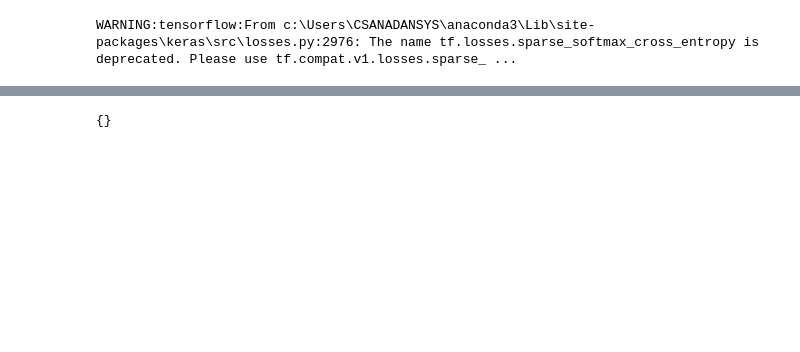
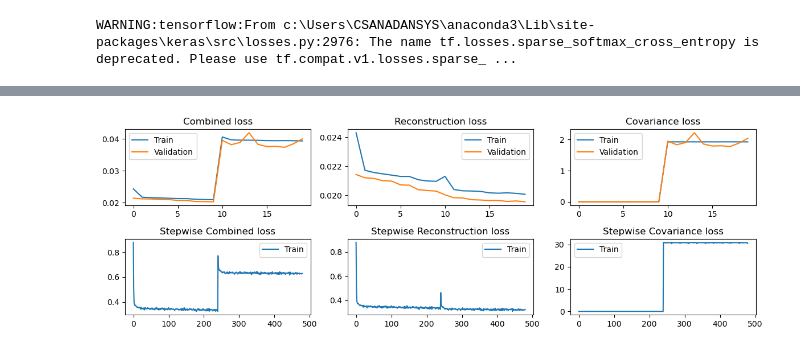
Before and after one commit to skcsanad/crime-analysis, a Jupyter notebook: Notebooks/try_pcaautoencoder.ipynb, the cells around one changed output, grey strips where cells are left out. Drawn from its saved outputs; the diff is of its cells as text; code cells hidden in the pictures; blank space fills up the shorter version.

Commit message:
Added nice plots

```diff
--- a/Notebooks/try_pcaautoencoder.ipynb
+++ b/Notebooks/try_pcaautoencoder.ipynb
@@ -132,4 +132,28 @@ Training with hidden dim: 1
-# %%
-logs
-# %% [output]
-{}
+# %%
+f, ax = plt.subplots(2, 3, figsize=(12, 4))
+ax[0, 0].plot(logs["train_loss"], label="Train")
+ax[0, 0].plot(logs["test_loss"], label="Validation")
+ax[0, 0].set_title("Combined loss")
+ax[0, 0].legend()
+ax[0, 1].plot(logs["train_recon_loss"], label="Train")
+ax[0, 1].plot(logs["test_recon_loss"], label="Validation")
+ax[0, 1].set_title("Reconstruction loss")
+ax[0, 1].legend()
+ax[0, 2].plot(logs["train_cov_loss"], label="Train")
+ax[0, 2].plot(logs["test_cov_loss"], label="Validation")
+ax[0, 2].set_title("Covariance loss")
+ax[0, 2].legend()
+ax[1, 0].plot(logs["stepwise_loss"], label="Train")
+ax[1, 0].set_title("Stepwise Combined loss")
+ax[1, 0].legend()
+ax[1, 1].plot(logs["stepwise_recon_loss"], label="Train")
+ax[1, 1].set_title("Stepwise Reconstruction loss")
+ax[1, 1].legend()
+ax[1, 2].plot(logs["stepwise_cov_loss"], label="Train")
+ax[1, 2].set_title("Stepwise Covariance loss")
+ax[1, 2].legend()
+
+plt.tight_layout()
+plt.show()
+# %% [output]
+[figure, added]
```
Also changed, not shown: parts of 1 cell of this notebook, 1 other file.
